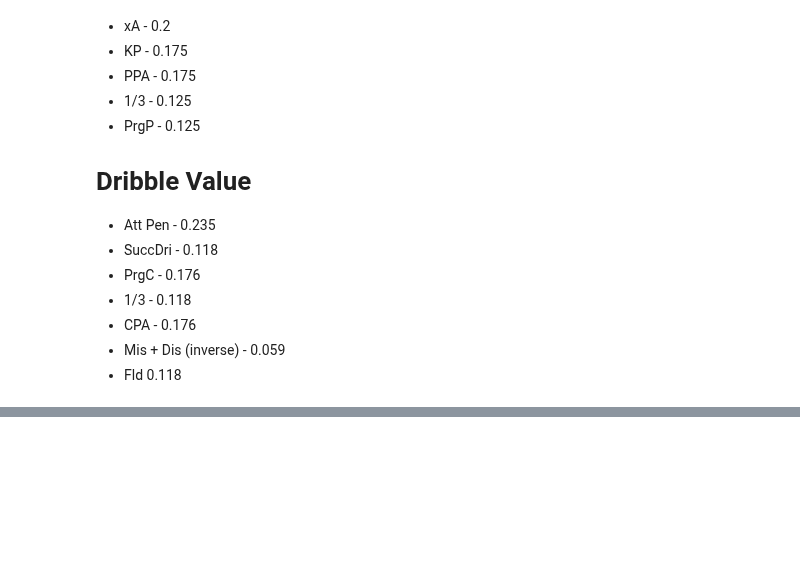
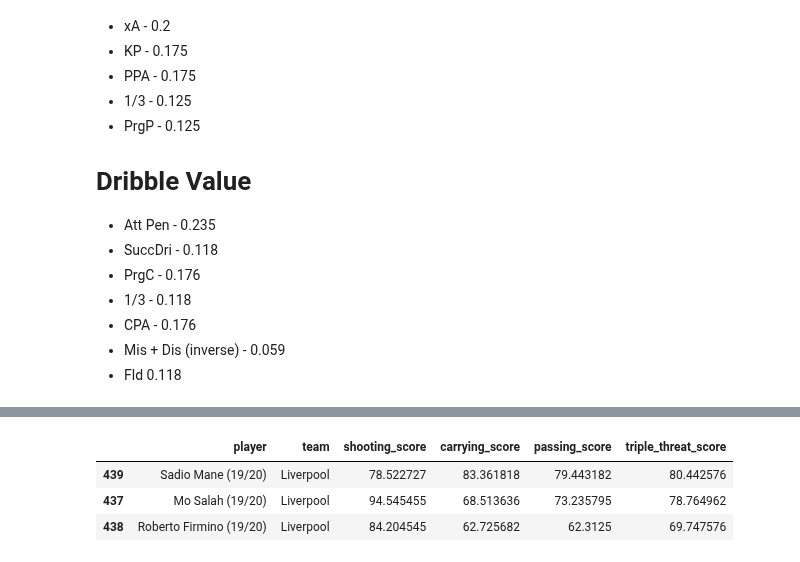
Before and after one commit to louis-porter/football-analytics, a Jupyter notebook: notebooks/triple-threat-forwards/triple-threat-forwards.ipynb, the cells around one changed output, grey strips where cells are left out. Drawn from its saved outputs; the diff is of its cells as text; code cells hidden in the pictures; blank space fills up the shorter version.

```diff
--- a/notebooks/triple-threat-forwards/triple-threat-forwards.ipynb
+++ b/notebooks/triple-threat-forwards/triple-threat-forwards.ipynb
@@ -50,7 +50,8 @@ def scrape_metrics(min_90s=6):
         ('Touches', 'Att Pen'),
         ('Carries', 'Mis'),
         ('Take-Ons', 'Succ'),
-        ('Carries', '1/3')
+        ('Carries', '1/3'),
+        ('Carries', 'PrgC')
     ]]
 
     # Clean the dataframe to remove repeated headers
@@ -129,7 +130,7 @@ def scrape_metrics(min_90s=6):
     # Rename columns
     df.columns = [
         "player", "team", "position", "90s",
-        "carries_pa", "dispossessed", "touches_pa", "miscontrols", "succ_takeons", "carries_final_third",
+        "carries_pa", "dispossessed", "touches_pa", "miscontrols", "succ_takeons", "carries_final_third", "prog_carries",
         "fouls_drawn",
         "passes_pa", "passes_final_third", "prog_passes", "key_passes", "xAG", "xA",
         "npxG", 'shots'
@@ -139,7 +140,7 @@ def scrape_metrics(min_90s=6):
     df['90s'] = pd.to_numeric(df['90s'], errors='coerce')
 
     metrics_to_adjust = [
-        'carries_pa', 'dispossessed', 'touches_pa', "miscontrols", "succ_takeons", "carries_final_third",
+        'carries_pa', 'dispossessed', 'touches_pa', "miscontrols", "succ_takeons", "carries_final_third", "prog_carries",
         'fouls_drawn',
         "passes_pa", "passes_final_third", "prog_passes", "key_passes", "xAG", "xA",
         'npxG', 'shots'
@@ -229,0 +281,74 @@ See the caveats in the documentation: https://pandas.pydata.org/pandas-docs/stab
+# %%
+new_players = pd.DataFrame([
+    {
+        'player': 'Mo Salah (19/20)',
+        'team': 'Liverpool',
+        'touches_pa': 9.09,
+        'succ_takeons': 1.56,
+        'carries_final_third': 1.59,
+        'carries_pa': 2.25,
+        'prog_carries': 3.28,
+        'fouls_drawn': 0.56,
+        'passes_pa': 1.78,
+        'passes_final_third': 1.28,
+        'prog_passes': 2.84,
+        'key_passes': 1.88,
+        'xAG': 0.24,
+        'xA': 0.22,
+        'npxG': 0.52,
+        'shots': 4.03,
+        'carry_losses': 4.84
+    },
+        {
+        'player': 'Roberto Firmino (19/20)',
+        'team': 'Liverpool',
+        'touches_pa': 6.59,
+        'succ_takeons': 1.57,
+        'carries_final_third': 1.87,
+        'carries_pa': 1.05,
+        'prog_carries': 2.71,
+        'fouls_drawn': 0.48,
+        'passes_pa': 0.93,
+        'passes_final_third': 2.23,
+        'prog_passes': 3.34,
+        'key_passes': 1.57,
+        'xAG': 0.20,
+        'xA': 0.12,
+        'npxG': 0.42,
+        'shots': 2.98,
+        'carry_losses': 3.94
+    },
+        {
+        'player': 'Sadio Mane (19/20)',
+        'team': 'Liverpool',
+        'touches_pa': 6.36,
+        'succ_takeons': 2.26,
+        'carries_final_third': 3.38,
+        'carries_pa': 2.03,
+        'prog_carries': 5.21,
+        'fouls_drawn': 1.67,
+        'passes_pa': 2.36,
+        'passes_final_third': 2.20,
+        'prog_passes': 4.20,
+        'key_passes': 1.93,
+        'xAG': 0.22,
+        'xA': 0.17,
+        'npxG': 0.43,
+        'shots': 2.52,
+        'carry_losses': 5.15
+    }
+])
+
+results_with_new = calculate_triple_threat(df, new_players)
+
+# Filter to show only the new players we added
+new_player_names = new_players['player'].tolist()
+new_player_results = results_with_new[results_with_new['player'].isin(new_player_names)]
+
+# Display results with rounded scores
+new_player_results
+# %% [output]
+|  | player | team | shooting_score | carrying_score | passing_score | triple_threat_score |
+| 439 | Sadio Mane (19/20) | Liverpool | 78.522727 | 83.361818 | 79.443182 | 80.442576 |
+| 437 | Mo Salah (19/20) | Liverpool | 94.545455 | 68.513636 | 73.235795 | 78.764962 |
+| 438 | Roberto Firmino (19/20) | Liverpool | 84.204545 | 62.725682 | 62.3125 | 69.747576 |
```
Also changed, not shown: parts of 5 cells of this notebook.
